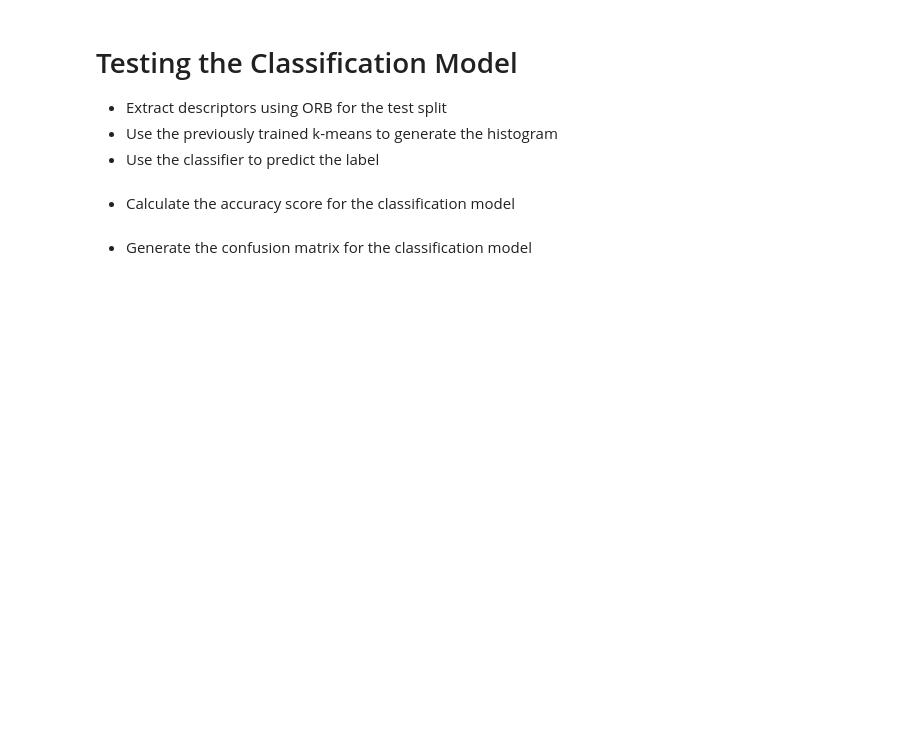
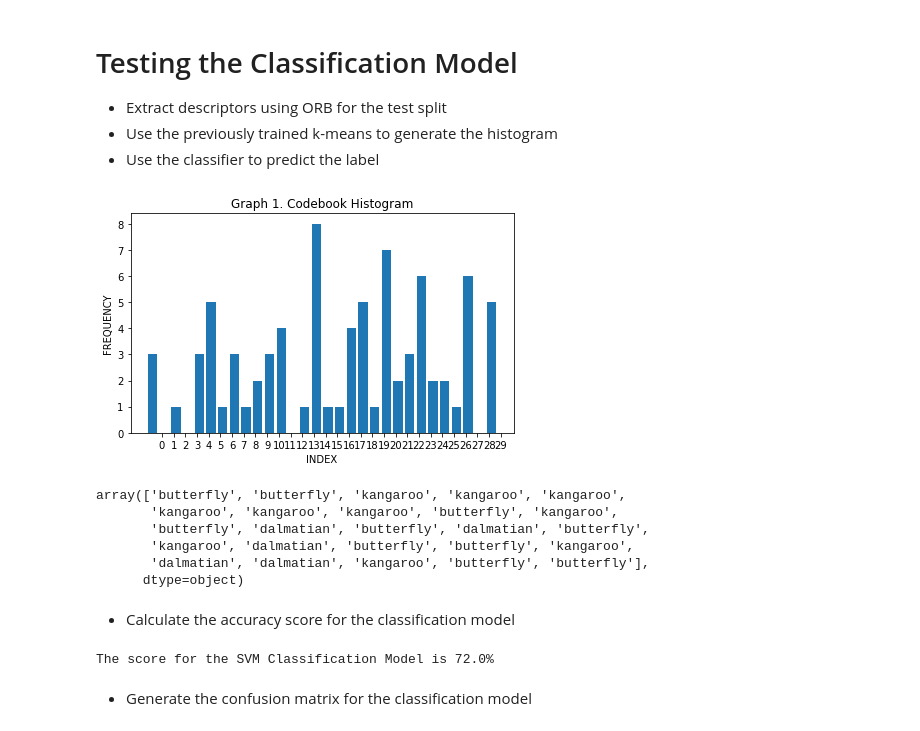
Before and after one commit to walzter/upc-cv, a Jupyter notebook: LAB/p4_2_image_classification_using_BoVW/p4_2_image_classification_using_BoVW.ipynb, the cells around one changed output. Saved outputs shown, nothing was run; the diff lists cells and outputs as text; code cells hidden in the pictures; blank space fills up the shorter version.

```diff
--- a/LAB/p4_2_image_classification_using_BoVW/p4_2_image_classification_using_BoVW.ipynb
+++ b/LAB/p4_2_image_classification_using_BoVW/p4_2_image_classification_using_BoVW.ipynb
@@ -278,2 +285,22 @@ https://machinelearningknowledge.ai/image-classification-using-bag-of-visual-wor
+# %%
+# The descriptors for the X_test have been extracted alongside with the train
+IMG_FEATURES_TEST = extract_features(kmeans, LIST_OF_DESC_TEST,IMAGES_TEST_COUNT,NUMBER_OF_CLUSTERS,RETURN_SCALED=True)
+# drawing the histogram
+draw_hist(IMG_FEATURES_TEST, NUMBER_OF_CLUSTERS)
+# %% [output]
+[figure, added]
+# %%
+# Predicting the label
+test_features = np.dot(IMG_FEATURES_TEST, IMG_FEATURES.T) # getting (test_samples_n, train_samples_n)
+y_pred = svm.predict(test_features)
+#y_pred
+y_pred
+# %% [output]
+array(['butterfly', 'butterfly', 'kangaroo', 'kangaroo', 'kangaroo',
+       'kangaroo', 'kangaroo', 'kangaroo', 'butterfly', 'kangaroo',
+       'butterfly', 'dalmatian', 'butterfly', 'dalmatian', 'butterfly',
+       'kangaroo', 'dalmatian', 'butterfly', 'butterfly', 'kangaroo',
+       'dalmatian', 'dalmatian', 'kangaroo', 'butterfly', 'butterfly'],
+      dtype=object)
 # %% [markdown]
 *   Calculate the accuracy score for the classification model
@@ -282,2 +307,7 @@ https://machinelearningknowledge.ai/image-classification-using-bag-of-visual-wor
+# %%
+score = svm.score(test_features, y_test.values.ravel())
+print(f"The score for the SVM Classification Model is {score*100}%")
+# %% [output]
+The score for the SVM Classification Model is 72.0%
 # %% [markdown]
 *   Generate the confusion matrix for the classification model
```
Also changed, not shown: parts of 13 cells of this notebook.
